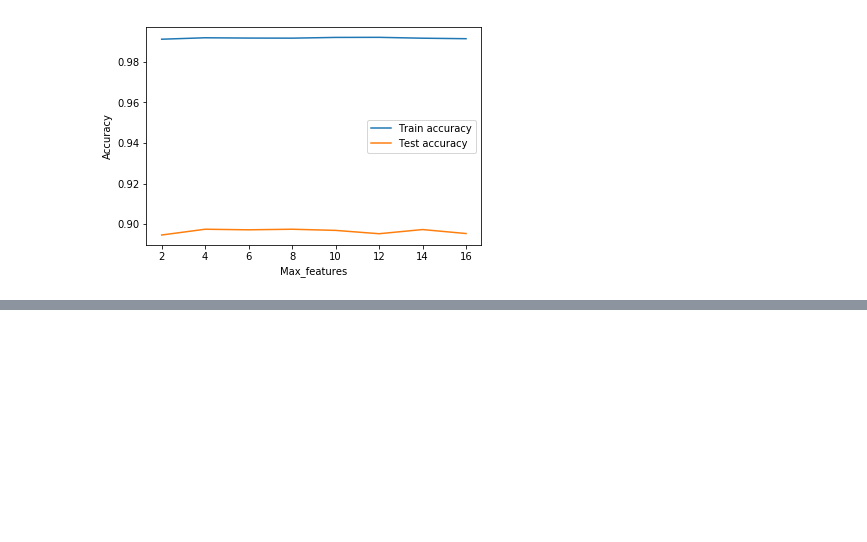
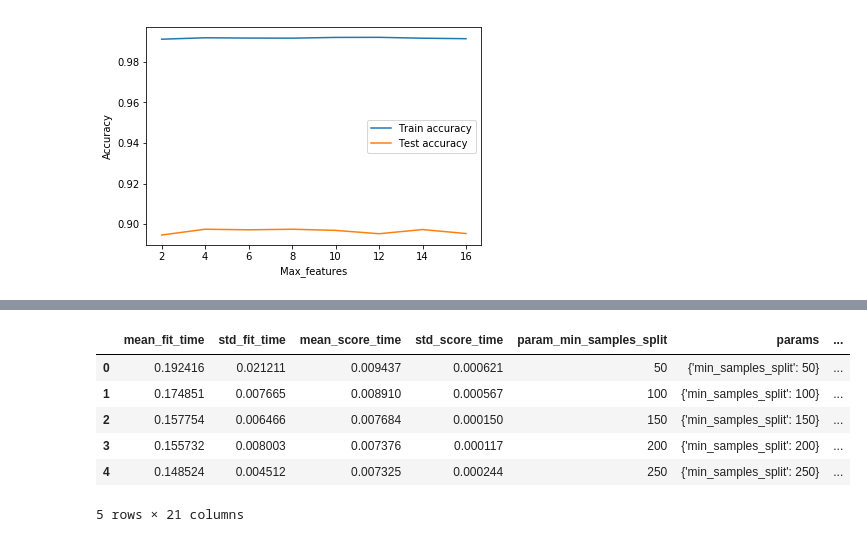
Before and after one commit to taniasaha/Portugues-Bank-Marketing, a Jupyter notebook: portuguese bank marketing.ipynb, the cells around one changed output, grey strips where cells are left out. Saved outputs shown, nothing was run; the diff lists cells and outputs as text; code cells hidden in the pictures; blank space fills up the shorter version.

```diff
--- a/portuguese bank marketing.ipynb
+++ b/portuguese bank marketing.ipynb
@@ -344,0 +467,11 @@ plt.show()
+# %%
+scores=rf.cv_results_
+pd.DataFrame(scores).head()
+# %% [output]
+|  | mean_fit_time | std_fit_time | mean_score_time | std_score_time | param_min_samples_split | params | ... |
+| 0 | 0.192416 | 0.021211 | 0.009437 | 0.000621 | 50 | {'min_samples_split': 50} | ... |
+| 1 | 0.174851 | 0.007665 | 0.008910 | 0.000567 | 100 | {'min_samples_split': 100} | ... |
+| 2 | 0.157754 | 0.006466 | 0.007684 | 0.000150 | 150 | {'min_samples_split': 150} | ... |
+| 3 | 0.155732 | 0.008003 | 0.007376 | 0.000117 | 200 | {'min_samples_split': 200} | ... |
+| 4 | 0.148524 | 0.004512 | 0.007325 | 0.000244 | 250 | {'min_samples_split': 250} | ... |
+5 rows × 21 columns
```
Also changed, not shown: parts of 23 cells of this notebook.
